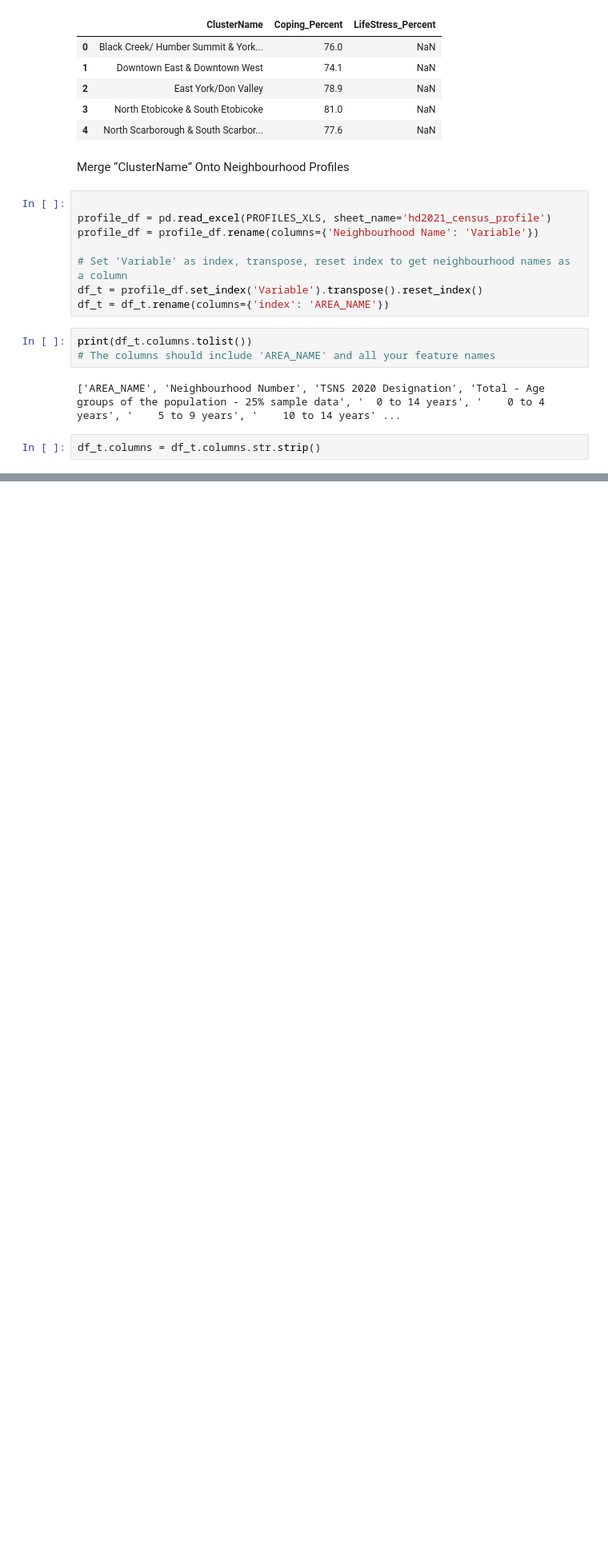
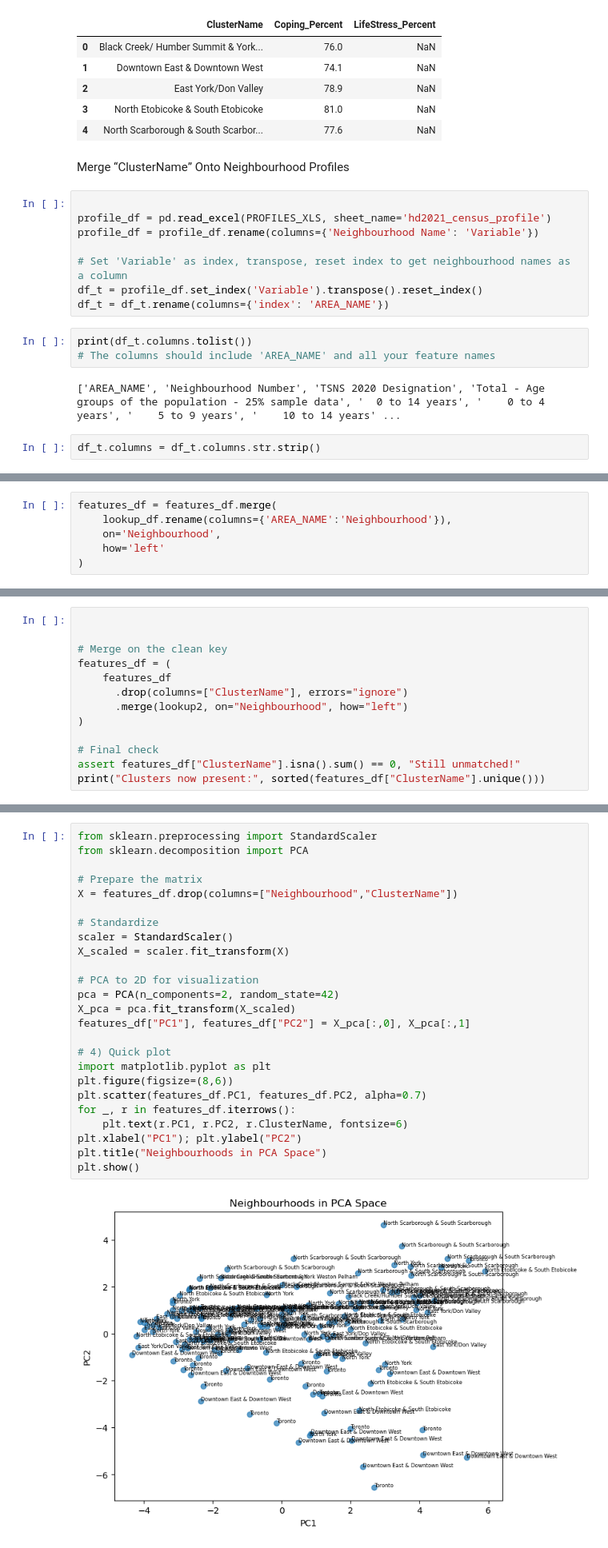
Before and after one commit to rxnu/Final-Project, a Jupyter notebook: notebooks/1-DataLoading_and_Preprocessing.ipynb, the cells around one changed output, grey strips where cells are left out. Shown at 80% size. Drawn from its saved outputs; the diff is of its cells as text; blank space fills up the shorter version.

```diff
--- a/notebooks/1-DataLoading_and_Preprocessing.ipynb
+++ b/notebooks/1-DataLoading_and_Preprocessing.ipynb
@@ -923,0 +883,6 @@ print(features_df_clean.head())
+# %%
+features_df = features_df.merge(
+    lookup_df.rename(columns={'AREA_NAME':'Neighbourhood'}),
+    on='Neighbourhood',
+    how='left'
+)
@@ -923,0 +1064,13 @@ print(features_df_clean.head())
+# %%
+
+
+# Merge on the clean key
+features_df = (
+    features_df
+      .drop(columns=["ClusterName"], errors="ignore")
+      .merge(lookup2, on="Neighbourhood", how="left")
+)
+
+# Final check
+assert features_df["ClusterName"].isna().sum() == 0, "Still unmatched!"
+print("Clusters now present:", sorted(features_df["ClusterName"].unique()))
@@ -923,0 +1079,27 @@ print(features_df_clean.head())
+# %%
+from sklearn.preprocessing import StandardScaler
+from sklearn.decomposition import PCA
+
+# Prepare the matrix
+X = features_df.drop(columns=["Neighbourhood","ClusterName"])
+
+# Standardize
+scaler = StandardScaler()
+X_scaled = scaler.fit_transform(X)
+
+# PCA to 2D for visualization
+pca = PCA(n_components=2, random_state=42)
+X_pca = pca.fit_transform(X_scaled)
+features_df["PC1"], features_df["PC2"] = X_pca[:,0], X_pca[:,1]
+
+# 4) Quick plot
+import matplotlib.pyplot as plt
+plt.figure(figsize=(8,6))
+plt.scatter(features_df.PC1, features_df.PC2, alpha=0.7)
+for _, r in features_df.iterrows():
+    plt.text(r.PC1, r.PC2, r.ClusterName, fontsize=6)
+plt.xlabel("PC1"); plt.ylabel("PC2")
+plt.title("Neighbourhoods in PCA Space")
+plt.show()
+# %% [output]
+[figure, added]
```
Also changed, not shown: parts of 74 cells of this notebook.
